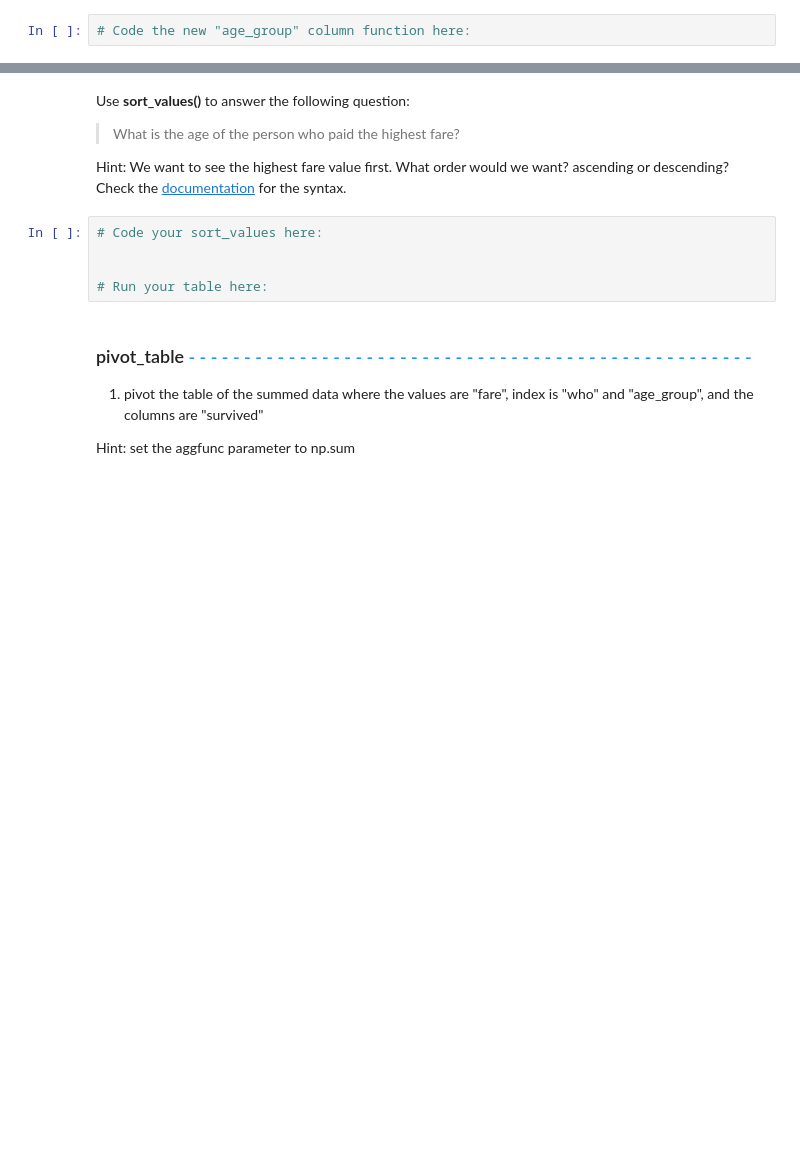
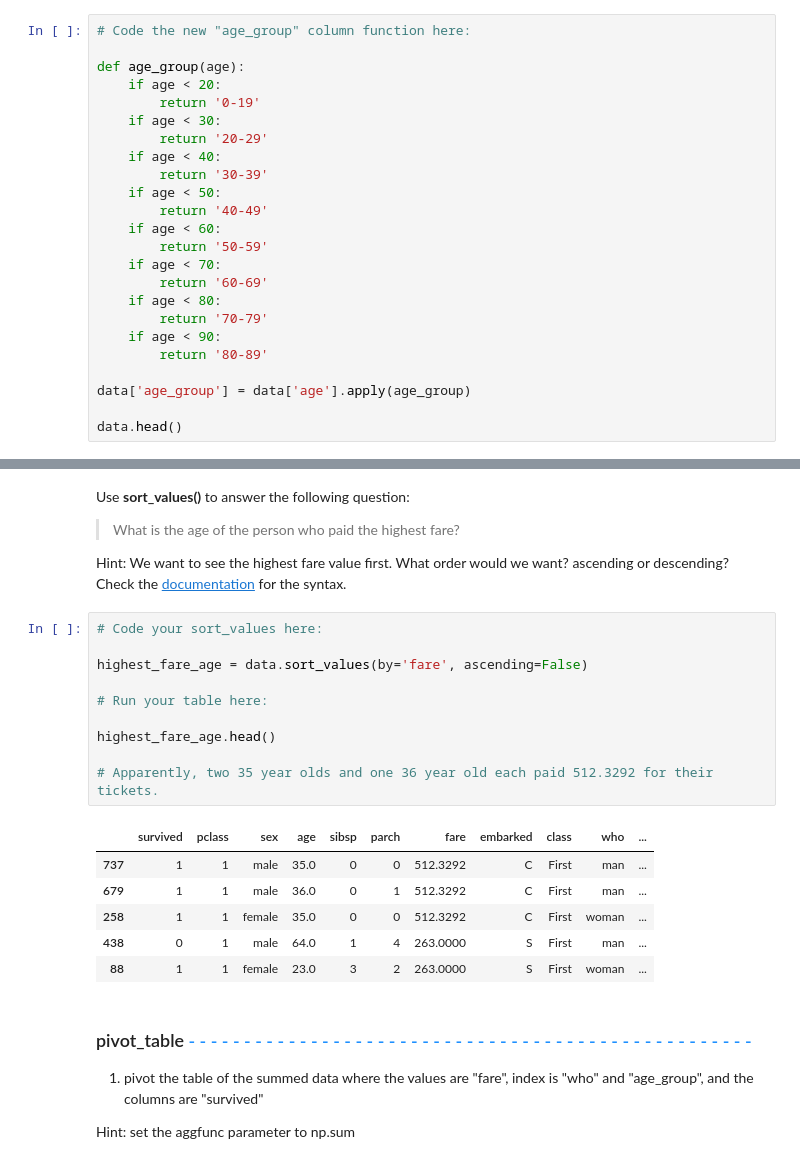
Before and after one commit to bradleytkay/data-analysis-projects, a Jupyter notebook: data-manipulation/exercises/DataManipulationWorkbook.ipynb, the cells around one changed output, grey strips where cells are left out. Saved outputs shown, nothing was run; the diff lists cells and outputs as text; blank space fills up the shorter version.

```diff
--- a/data-manipulation/exercises/DataManipulationWorkbook.ipynb
+++ b/data-manipulation/exercises/DataManipulationWorkbook.ipynb
@@ -383,2 +434,24 @@ Sometimes you might want to create a new column based on combining multiple colu
 # %%
 # Code the new "age_group" column function here:
+
+def age_group(age):
+    if age < 20:
+        return '0-19'
+    if age < 30:
+        return '20-29'
+    if age < 40:
+        return '30-39'
+    if age < 50:
+        return '40-49'
+    if age < 60:
+        return '50-59'
+    if age < 70:
+        return '60-69'
+    if age < 80:
+        return '70-79'
+    if age < 90:
+        return '80-89'
+
+data['age_group'] = data['age'].apply(age_group)
+
+data.head()
@@ -398,8 +478,20 @@ Hint: We want to see the highest fare value first. What order would we want? asc
 # %%
 # Code your sort_values here:
 
+highest_fare_age = data.sort_values(by='fare', ascending=False)
 
 # Run your table here:
+
+highest_fare_age.head()
+
+# Apparently, two 35 year olds and one 36 year old each paid 512.3292 for their tickets.
+# %% [output]
+|  | survived | pclass | sex | age | sibsp | parch | fare | embarked | class | who | ... |
+| 737 | 1 | 1 | male | 35.0 | 0 | 0 | 512.3292 | C | First | man | ... |
+| 679 | 1 | 1 | male | 36.0 | 0 | 1 | 512.3292 | C | First | man | ... |
+| 258 | 1 | 1 | female | 35.0 | 0 | 0 | 512.3292 | C | First | woman | ... |
+| 438 | 0 | 1 | male | 64.0 | 1 | 4 | 263.0000 | S | First | man | ... |
+| 88 | 1 | 1 | female | 23.0 | 3 | 2 | 263.0000 | S | First | woman | ... |
 # %% [markdown]
 ### pivot_table <span style="color:dodgerblue;"> - - - - - - - - - - - - - - - - - - - - - - - - - - - - - - - - - - - - - - - - - - - - - - - - - - - </span>
 1. pivot the table of the summed data where the values are "fare", index is "who" and "age_group", and the columns are "survived"
```
Also changed, not shown: parts of 11 cells of this notebook.
